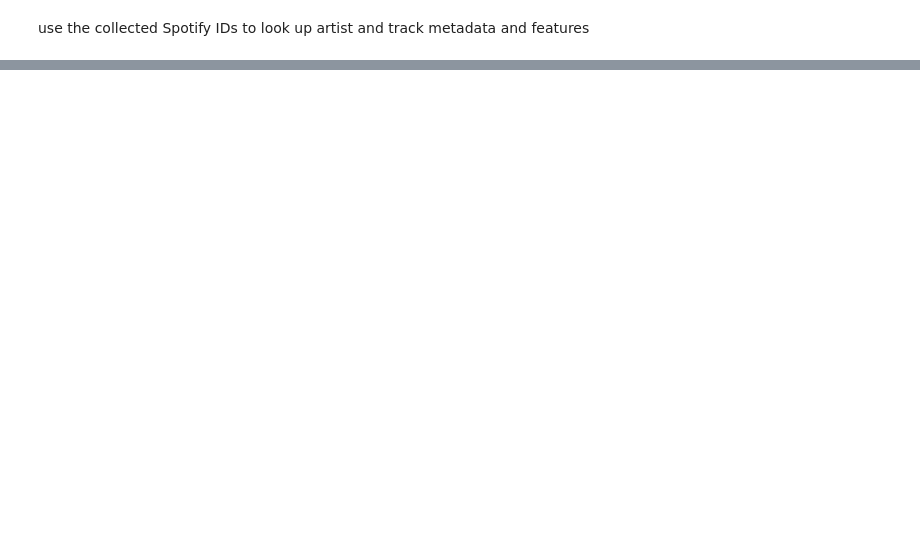
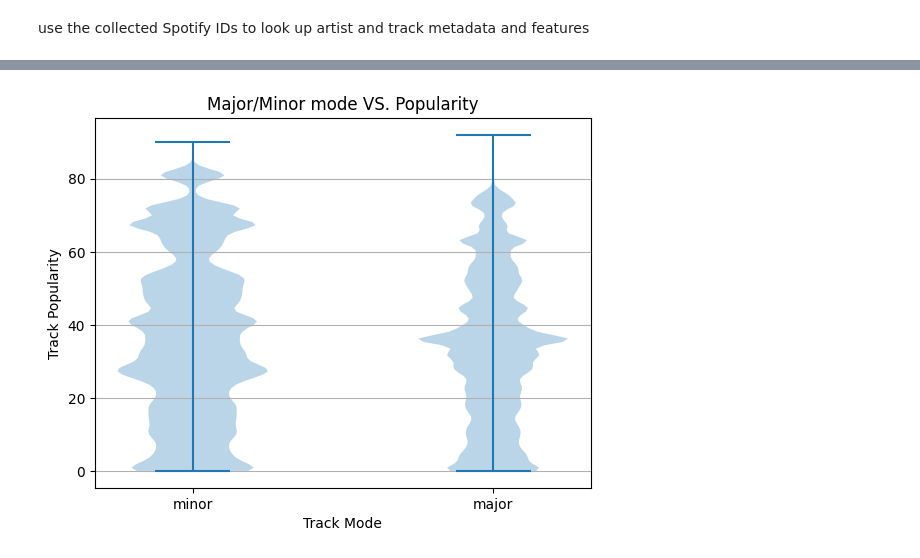
Before and after one commit to smehdizadeh/CSCI5622_Machine-Learning, a Jupyter notebook: dataset-creation.ipynb, the cells around one changed output, grey strips where cells are left out. Drawn from its saved outputs; the diff is of its cells as text; code cells hidden in the pictures; blank space fills up the shorter version.

Commit message:
visualization with spotify api data

```diff
--- a/dataset-creation.ipynb
+++ b/dataset-creation.ipynb
@@ -969,0 +960,8 @@ taste_df_spotify.to_csv('taste_profiles_spotify.csv')
+# %%
+taste_df_spotify = pd.read_csv('taste_profiles_spotify.csv', index_col=0, header=0, dtype={'userID': str, 'songID': str,
+    'playcount': int, 'trackID': str, 'artist': str, 'title': str, 'trackID_spot': str, 'artistID_spot': str,
+    'artistGenres': str, 'artistPop': int, 'trackPop': int, 'trackAcoustic': float, 'trackDanceable': float,
+    'trackDurMS': int, 'trackEnergy': float, 'trackInstrum': float, 'trackKey': int, 'trackLoud': float, 'trackMode': int,
+    'trackSpeech': float, 'trackTempo': float, 'trackVal': float, 'albumYear': str})
+
+taste_df_spotify.head()
@@ -969,0 +978,2 @@ taste_df_spotify.to_csv('taste_profiles_spotify.csv')
+# %%
+completed = taste_df_spotify[np.logical_not(taste_df_spotify['albumYear'].isnull())][:]
@@ -969,0 +993,13 @@ taste_df_spotify.to_csv('taste_profiles_spotify.csv')
+# %%
+fig, axs = plt.subplots(1, 1)
+axs.violinplot([completed[completed['trackMode']==0]['trackPop'], completed[completed['trackMode']==1]['trackPop']])
+axs.yaxis.grid(True)
+axs.set_xticks([1,2], labels=['minor','major'])
+axs.set_xlabel('Track Mode')
+axs.set_ylabel('Track Popularity')
+
+axs.set_title('Major/Minor mode VS. Popularity')
+plt.savefig('FIGURES/mode-popularity.png', dpi=300)
+plt.show()
+# %% [output]
+[figure, added]
```
Also changed, not shown: parts of 41 cells of this notebook.
